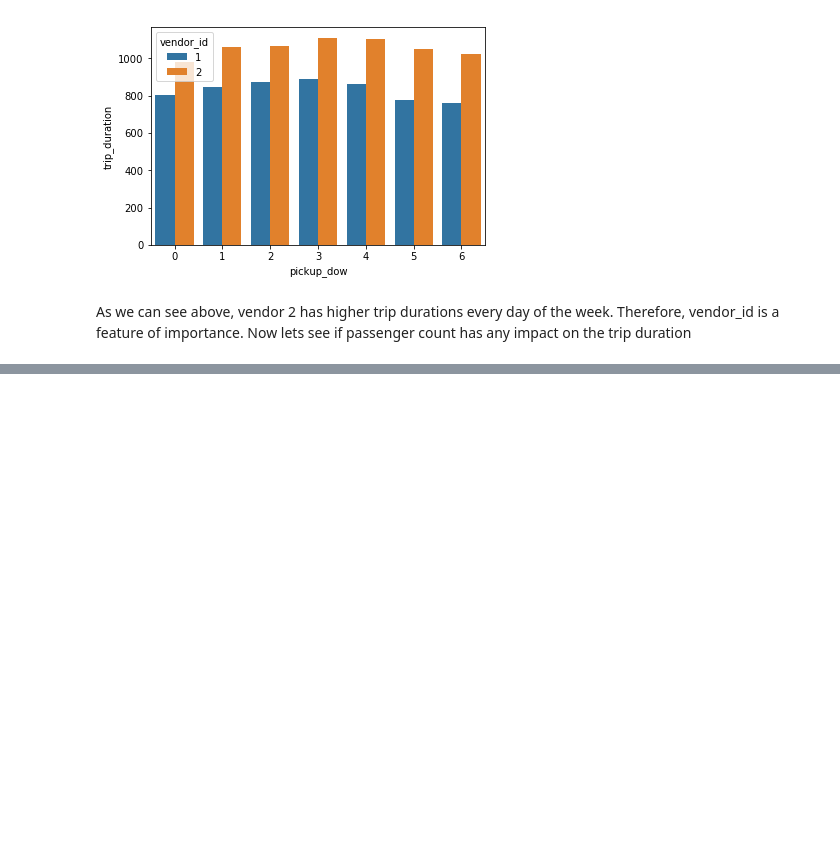
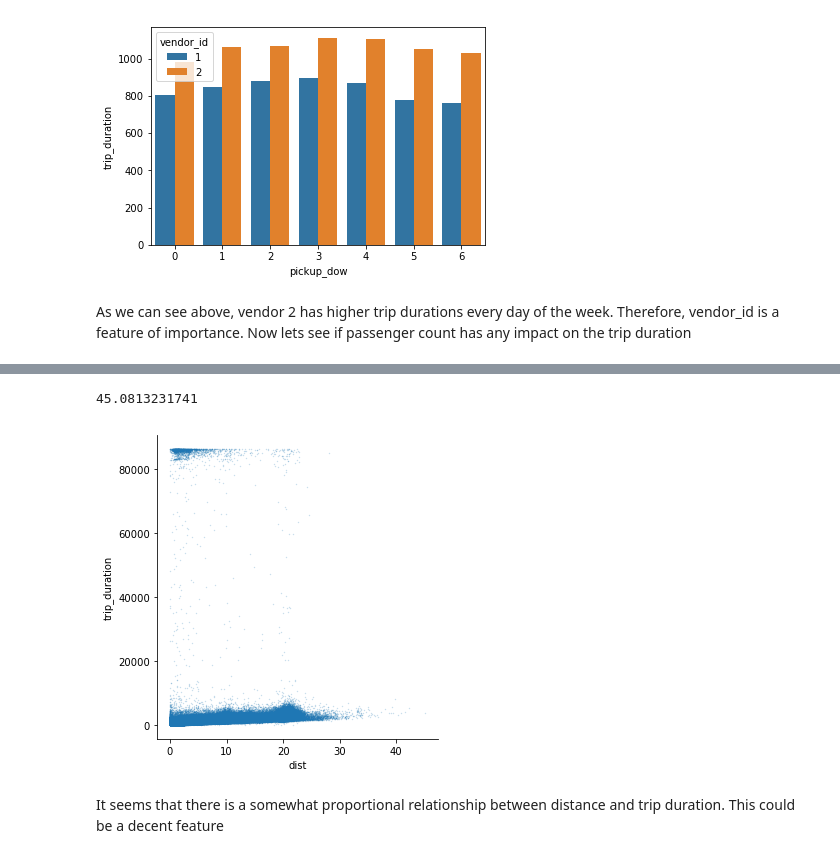
Before and after one commit to abhaymittal/nycTaxiChallenge, a Jupyter notebook: src/nycDataAnalysis.ipynb, the cells around one changed output, grey strips where cells are left out. Drawn from its saved outputs; the diff is of its cells as text; code cells hidden in the pictures; blank space fills up the shorter version.

```diff
--- a/src/nycDataAnalysis.ipynb
+++ b/src/nycDataAnalysis.ipynb
@@ -276,0 +296,28 @@ We can see that the higher passenger counts generally have lower trip durations.
+# %%
+def haversine_np(lon1, lat1, lon2, lat2):
+    """
+    Calculate the great circle distance between two points
+    on the earth (specified in decimal degrees)
+
+    All args must be of equal length.
+
+    """
+    lon1, lat1, lon2, lat2 = map(np.radians, [lon1, lat1, lon2, lat2])
+    dlon = lon2 - lon1
+    dlat = lat2 - lat1
+    a = np.sin(dlat/2.0)**2 + np.cos(lat1) * np.cos(lat2) * np.sin(dlon/2.0)**2
+    c = 2 * np.arcsin(np.sqrt(a))
+    km = 6367 * c
+    return km
+
+km=haversine_np(dataFrameProc['pickup_longitude'],dataFrameProc['pickup_latitude'],dataFrameProc['dropoff_longitude'],dataFrameProc['dropoff_latitude'])
+dataFrameProc['dist']=km
+print np.max(km)
+# %% [output]
+45.0813231741
+# %%
+ax=sb.lmplot(x='dist',y='trip_duration',data=dataFrameProc,fit_reg=False,scatter_kws={'alpha':0.3,'s':0.5},markers='.')
+# %% [output]
+[figure, added]
+# %% [markdown]
+It seems that there is a somewhat proportional relationship between distance and trip duration. This could be a decent feature
```
Also changed, not shown: parts of 23 cells of this notebook, 4 other files.
